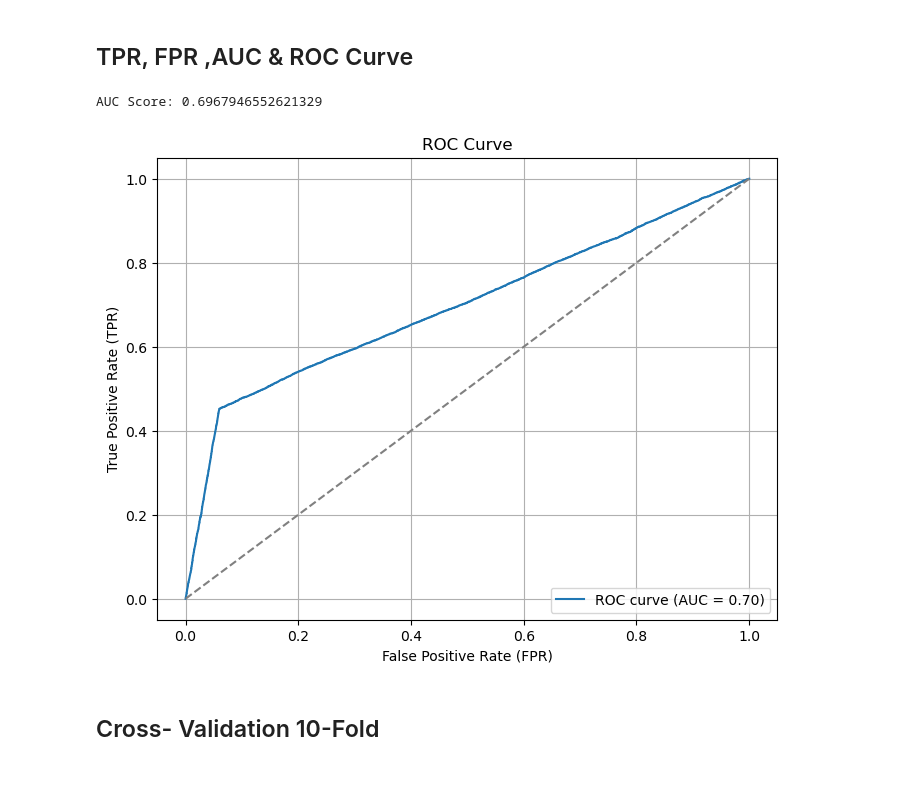
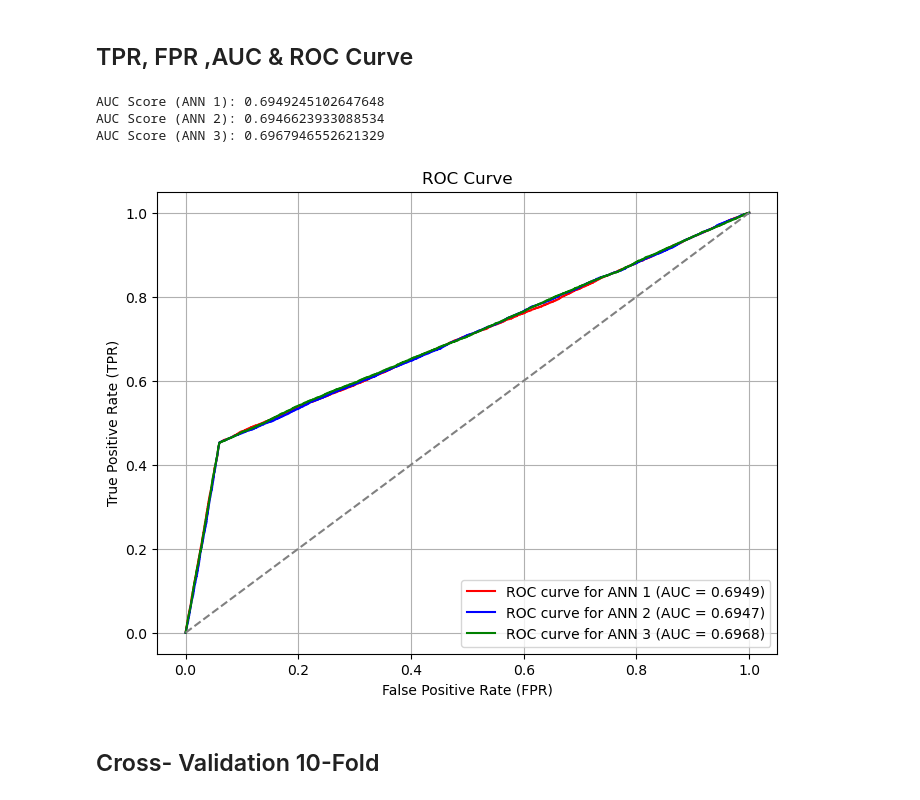
Before and after one commit to Jdhwang98/thyroid-cancer-prediction, a Jupyter notebook: thyroid_cancer_risk.ipynb, the cells around one changed output. Cells and saved outputs as stored; diff of their text form; code cells hidden in the pictures.

```diff
--- a/thyroid_cancer_risk.ipynb
+++ b/thyroid_cancer_risk.ipynb
@@ -666,26 +754,46 @@ print("Test Accuracy ANN3:", accuracy_score(y_test, y_pred2))
 Test Accuracy ANN3: 0.8278449589077164
 # %% [markdown]
 ## TPR, FPR ,AUC & ROC Curve
-# %%
-y_prob = my_ANN3.predict_proba(X_test)[:, 1]  # Probabilities for Malignant (class 1)
-fpr, tpr, thresholds = roc_curve(y_test, y_prob)
-
-auc_score = roc_auc_score(y_test, y_prob)
-print("AUC Score:", auc_score)
-# %% [output]
-AUC Score: 0.6967946552621329
+# %%
+y_prob_ann1 = my_ANN1.predict_proba(X_test)[:, 1]
+fpr1, tpr1, thresholds1 = roc_curve(y_test, y_prob_ann1)
+
+auc_score_ann1 = roc_auc_score(y_test, y_prob_ann1)
+print("AUC Score (ANN 1):", auc_score_ann1)
+
+
+
+y_prob_ann2 = my_ANN2.predict_proba(X_test)[:, 1]
+fpr2, tpr2, thresholds2 = roc_curve(y_test, y_prob_ann2)
+
+auc_score_ann2 = roc_auc_score(y_test, y_prob_ann2)
+print("AUC Score (ANN 2):", auc_score_ann2)
+
+
+
+y_prob_ann3 = my_ANN3.predict_proba(X_test)[:, 1]
+fpr3, tpr3, thresholds3 = roc_curve(y_test, y_prob_ann3)
+
+auc_score_ann3 = roc_auc_score(y_test, y_prob_ann3)
+print("AUC Score (ANN 3):", auc_score_ann3)
+# %% [output]
+AUC Score (ANN 1): 0.6949245102647648
+AUC Score (ANN 2): 0.6946623933088534
+AUC Score (ANN 3): 0.6967946552621329
 # %%
 plt.figure(figsize=(8,6))
-plt.plot(fpr, tpr, label=f'ROC curve (AUC = {auc_score:.2f})')
-plt.plot([0, 1], [0, 1], linestyle='--', color='gray')  # Diagonal line for random guess
+plt.plot(fpr1, tpr1, color='red', label=f'ROC curve for ANN 1 (AUC = {auc_score_ann1:.4f})')
+plt.plot(fpr2, tpr2, color='blue', label=f'ROC curve for ANN 2 (AUC = {auc_score_ann2:.4f})')
+plt.plot(fpr3, tpr3, color='green', label=f'ROC curve for ANN 3 (AUC = {auc_score_ann3:.4f})')
+plt.plot([0, 1], [0, 1], linestyle='--', color='gray')
 plt.xlabel('False Positive Rate (FPR)')
 plt.ylabel('True Positive Rate (TPR)')
 plt.title('ROC Curve')
 plt.legend(loc="lower right")
 plt.grid(True)
 plt.show()
 # %% [output]
-[figure, old version]
+[figure, new version]
 # %% [markdown]
 ## Cross- Validation 10-Fold
 # %%
```
Also changed, not shown: parts of 41 cells of this notebook.
